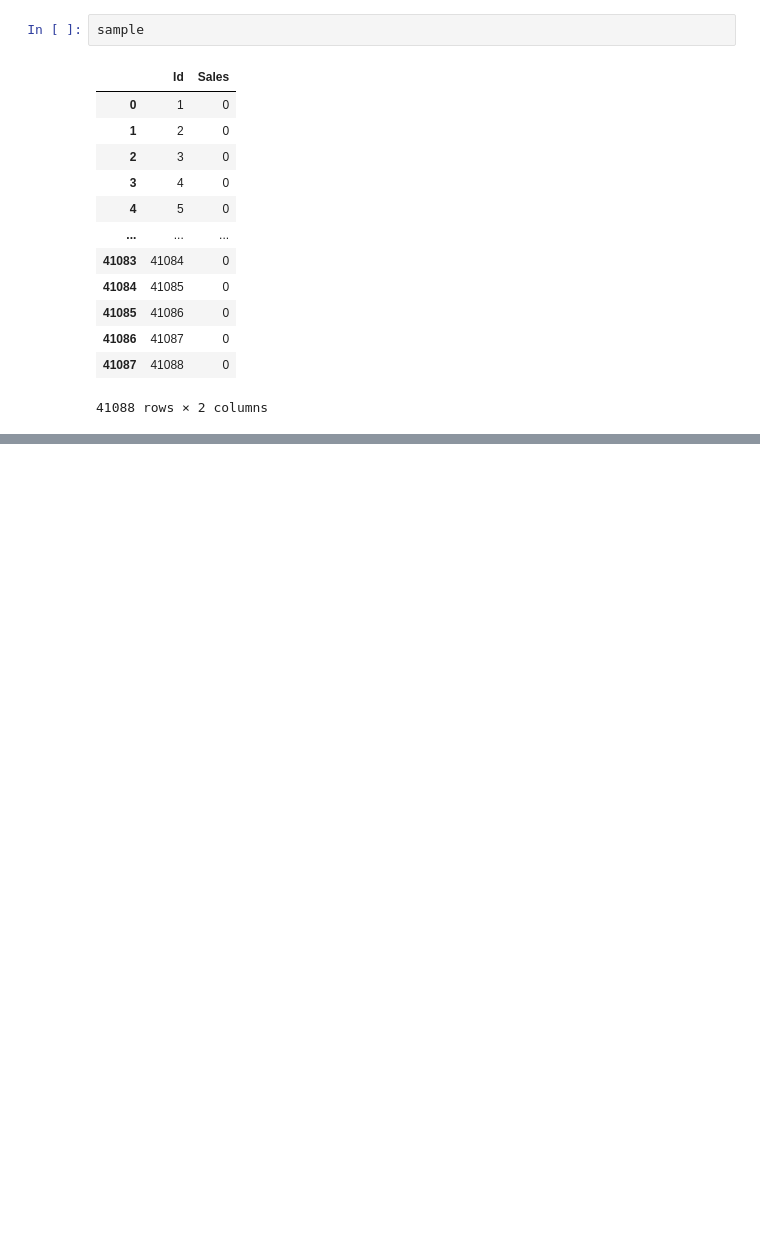
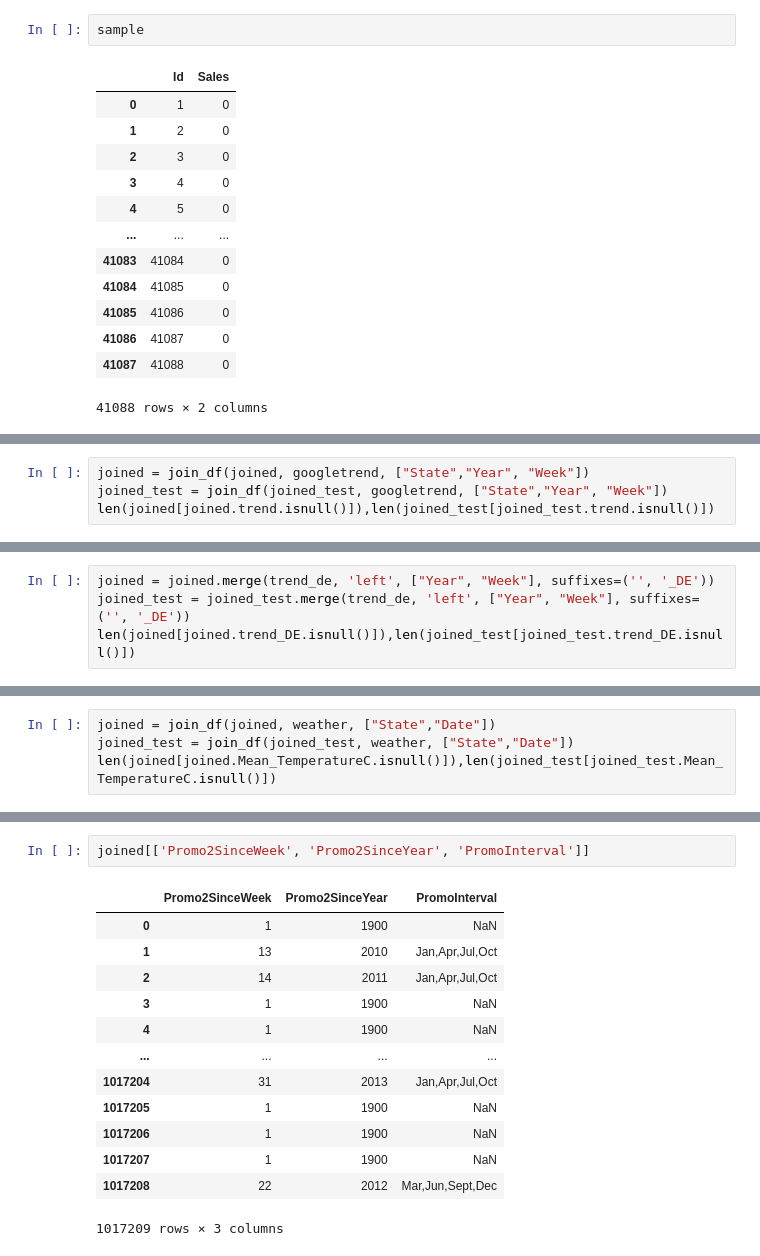
Before and after one commit to m-fzi/KagglePractice, a Jupyter notebook: rossmann/Rossmann_data_clean.ipynb, the cells around one changed output, grey strips where cells are left out. Saved outputs shown, nothing was run; the diff lists cells and outputs as text; blank space fills up the shorter version.

```diff
--- a/rossmann/Rossmann_data_clean.ipynb
+++ b/rossmann/Rossmann_data_clean.ipynb
@@ -75,0 +237,4 @@ sample
+# %%
+joined = join_df(joined, googletrend, ["State","Year", "Week"])
+joined_test = join_df(joined_test, googletrend, ["State","Year", "Week"])
+len(joined[joined.trend.isnull()]),len(joined_test[joined_test.trend.isnull()])
@@ -75,0 +243,4 @@ sample
+# %%
+joined = joined.merge(trend_de, 'left', ["Year", "Week"], suffixes=('', '_DE'))
+joined_test = joined_test.merge(trend_de, 'left', ["Year", "Week"], suffixes=('', '_DE'))
+len(joined[joined.trend_DE.isnull()]),len(joined_test[joined_test.trend_DE.isnull()])
@@ -75,0 +249,4 @@ sample
+# %%
+joined = join_df(joined, weather, ["State","Date"])
+joined_test = join_df(joined_test, weather, ["State","Date"])
+len(joined[joined.Mean_TemperatureC.isnull()]),len(joined_test[joined_test.Mean_TemperatureC.isnull()])
@@ -75,0 +353,16 @@ sample
+# %%
+joined[['Promo2SinceWeek', 'Promo2SinceYear', 'PromoInterval']]
+# %% [output]
+|  | Promo2SinceWeek | Promo2SinceYear | PromoInterval |
+| 0 | 1 | 1900 | NaN |
+| 1 | 13 | 2010 | Jan,Apr,Jul,Oct |
+| 2 | 14 | 2011 | Jan,Apr,Jul,Oct |
+| 3 | 1 | 1900 | NaN |
+| 4 | 1 | 1900 | NaN |
+| ... | ... | ... | ... |
+| 1017204 | 31 | 2013 | Jan,Apr,Jul,Oct |
+| 1017205 | 1 | 1900 | NaN |
+| 1017206 | 1 | 1900 | NaN |
+| 1017207 | 1 | 1900 | NaN |
+| 1017208 | 22 | 2012 | Mar,Jun,Sept,Dec |
+1017209 rows × 3 columns
```
Also changed, not shown: parts of 40 cells of this notebook.
